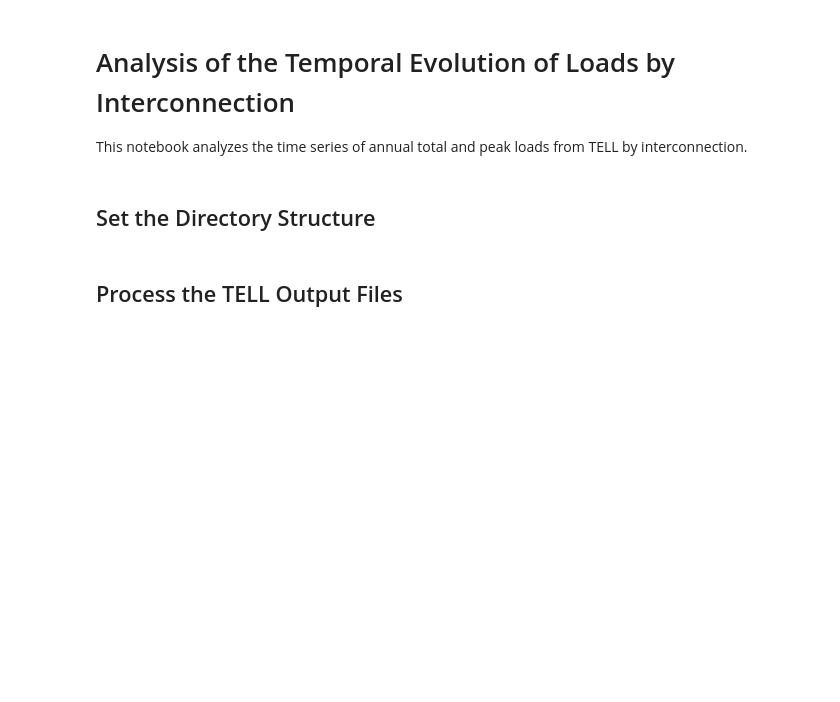
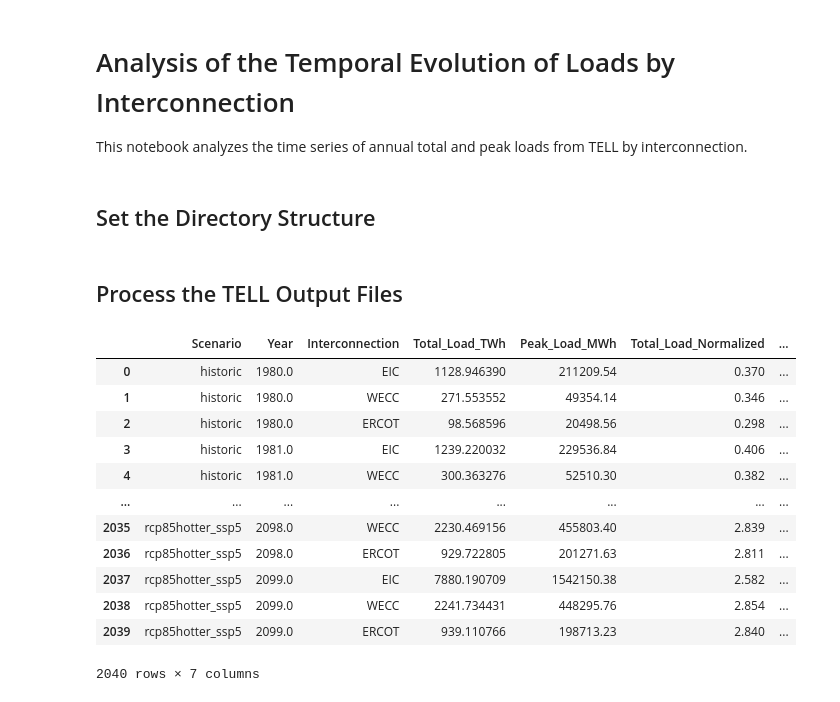
Before and after one commit to IMMM-SFA/burleyson-etal_2024_applied_energy, a Jupyter notebook: notebooks/interconnection_time_series_analysis.ipynb, the cells around one changed output. Saved outputs shown, nothing was run; the diff lists cells and outputs as text; code cells hidden in the pictures; blank space fills up the shorter version.

```diff
--- a/notebooks/interconnection_time_series_analysis.ipynb
+++ b/notebooks/interconnection_time_series_analysis.ipynb
@@ -37,7 +37,7 @@ if os.path.isfile((os.path.join(data_output_dir, 'Interconnection_Load_Time_Seri
        if scenarios[s] == 'historic':
           start_year = 1980; end_year = 2020; interval = 1
        else:
-          start_year = 2020; end_year = 2100; interval = 5
+          start_year = 2020; end_year = 2100; interval = 1
 
        # Loop over the years from the start_year to the end_year in 5-year increments:
        for year in range(start_year,end_year,interval):
@@ -84,33 +84,47 @@ if os.path.isfile((os.path.join(data_output_dir, 'Interconnection_Load_Time_Seri
    # Loop over the rows of the dataframe normalize the load by the base year value:
    for row in range(len(output_df)):
        # Find the total load value to normalize by:
        base_load = output_df['Total_Load_TWh'].loc[(output_df['Year'] == 2019) &
                                                    (output_df['Interconnection'] == output_df['Interconnection'].iloc[row]) &
                                                    (output_df['Scenario'] == 'historic')].values
 
        # Compute the normalized total load:
        output_df['Total_Load_Normalized'].iloc[row] = (output_df['Total_Load_TWh'].iloc[row] / base_load).round(3)
 
        # Find the peak load value to normalize by:
        peak_load = output_df['Peak_Load_MWh'].loc[(output_df['Year'] == 2019) &
                                                   (output_df['Interconnection'] == output_df['Interconnection'].iloc[row]) &
                                                   (output_df['Scenario'] == 'historic')].values
 
        # Compute the normalized peak load:
        output_df['Peak_Load_Normalized'].iloc[row] = (output_df['Peak_Load_MWh'].iloc[row] / peak_load).round(3)
 
        # Clean up
        del base_load, peak_load
 
    # Write out the dataframe to a .csv file:
    output_df.to_csv((os.path.join(data_output_dir, 'Interconnection_Load_Time_Series.csv')), sep=',', index=False)
 
 else:
    # Read in the already processed output file:
    output_df = pd.read_csv((os.path.join(data_output_dir, 'Interconnection_Load_Time_Series.csv')))
 
 # Preview the future dataframe:
 output_df
+# %% [output]
+|  | Scenario | Year | Interconnection | Total_Load_TWh | Peak_Load_MWh | Total_Load_Normalized | ... |
+| 0 | historic | 1980.0 | EIC | 1128.946390 | 211209.54 | 0.370 | ... |
+| 1 | historic | 1980.0 | WECC | 271.553552 | 49354.14 | 0.346 | ... |
+| 2 | historic | 1980.0 | ERCOT | 98.568596 | 20498.56 | 0.298 | ... |
+| 3 | historic | 1981.0 | EIC | 1239.220032 | 229536.84 | 0.406 | ... |
+| 4 | historic | 1981.0 | WECC | 300.363276 | 52510.30 | 0.382 | ... |
+| ... | ... | ... | ... | ... | ... | ... | ... |
+| 2035 | rcp85hotter_ssp5 | 2098.0 | WECC | 2230.469156 | 455803.40 | 2.839 | ... |
+| 2036 | rcp85hotter_ssp5 | 2098.0 | ERCOT | 929.722805 | 201271.63 | 2.811 | ... |
+| 2037 | rcp85hotter_ssp5 | 2099.0 | EIC | 7880.190709 | 1542150.38 | 2.582 | ... |
+| 2038 | rcp85hotter_ssp5 | 2099.0 | WECC | 2241.734431 | 448295.76 | 2.854 | ... |
+| 2039 | rcp85hotter_ssp5 | 2099.0 | ERCOT | 939.110766 | 198713.23 | 2.840 | ... |
+2040 rows × 7 columns
 # %%
 # Define a function to plot the time series of annual demand for each interconnection:
 def plot_interconnection_load_time_series(data_input_dir: str, image_output_dir: str, image_resolution: int, save_images=False):
```
Also changed, not shown: parts of 2 cells of this notebook, 3 other files.
